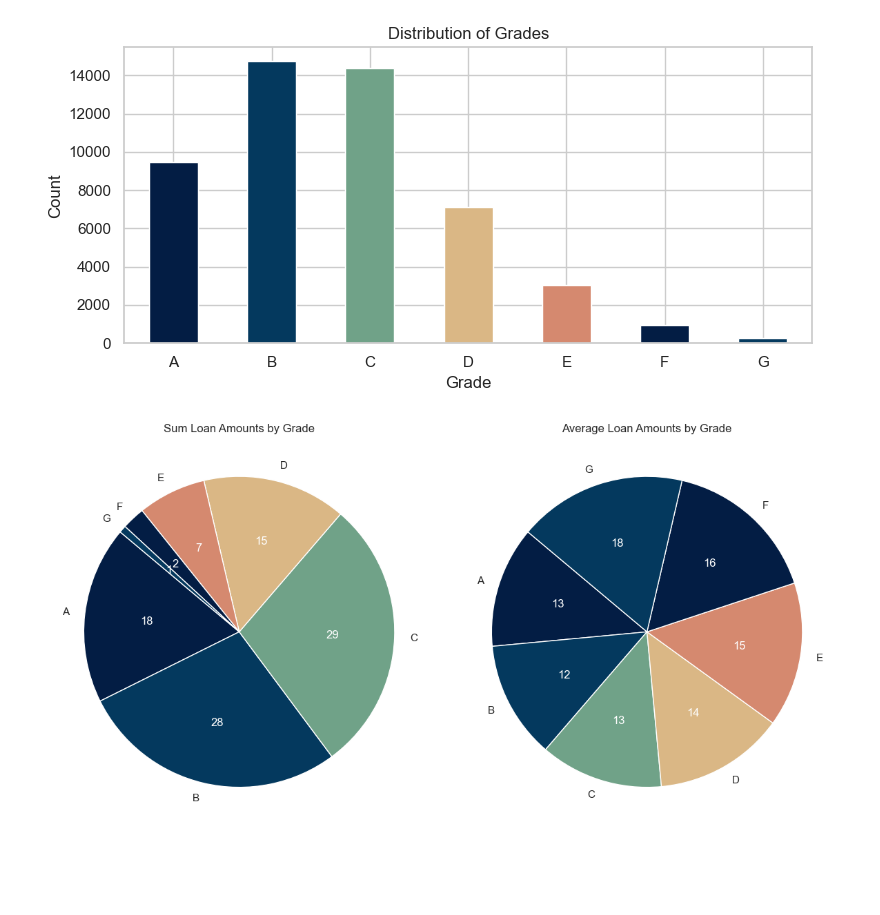
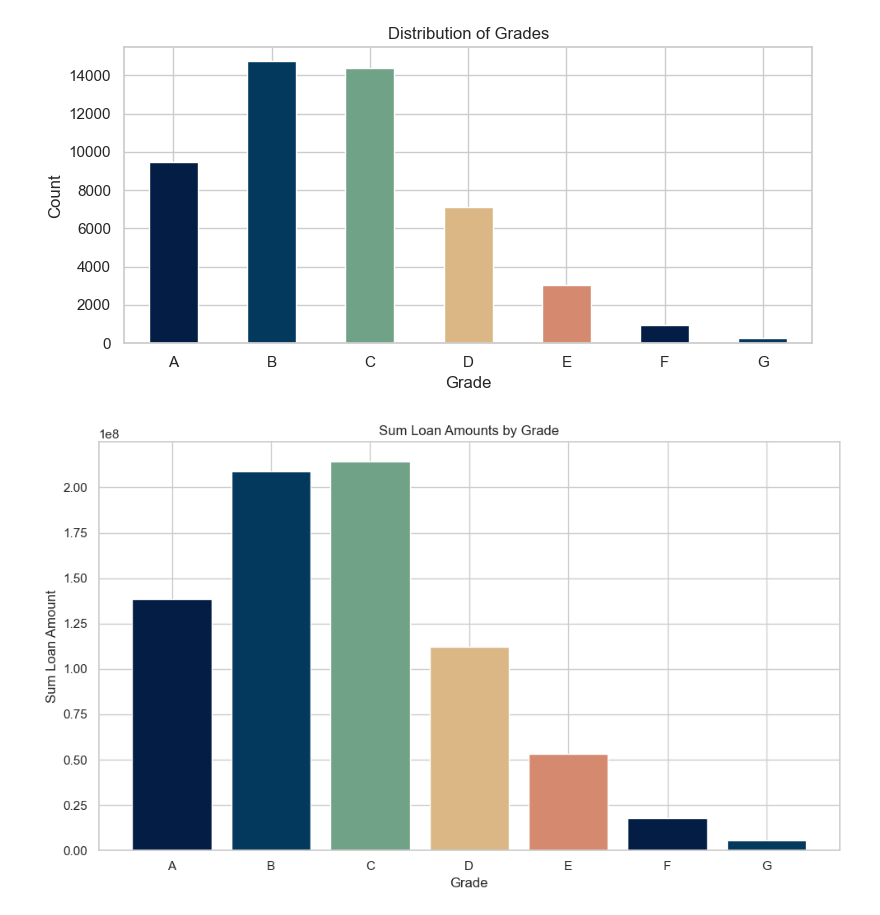
Before and after one commit to KiranJCodes/Risk_Analysis, a Jupyter notebook: EDA.ipynb, the cells around one changed output. Drawn from its saved outputs; the diff is of its cells as text; code cells hidden in the pictures; blank space fills up the shorter version.

```diff
--- a/EDA.ipynb
+++ b/EDA.ipynb
@@ -230,25 +231,19 @@ plt.show()
 # %% [output]
 [figure]
 # %%
+fig, ax = plt.subplots(figsize=(10, 6))
 
-fig, axs = plt.subplots(1, 2, figsize=(12, 6))
+# Plot sum loan amounts as bars
+ax.bar(grade_stats.index, grade_stats['sum'], color=colors)
+ax.bar(grade_stats.index, grade_stats['sum'], color=colors)
+# Add labels, title, and grid
+ax.set_xlabel('Grade')
+ax.set_ylabel('Sum Loan Amount')
+ax.set_title('Sum Loan Amounts by Grade')
+ax.grid(True)
 
-# Plot pie chart for sum loan amounts
-wedges, texts, autotexts = axs[0].pie(grade_stats['sum'], labels=grade_stats.index, autopct=lambda pct: f'{pct:.0f}', startangle=140, colors=colors)
-axs[0].set_title('Sum Loan Amounts by Grade')
-# Set label color to white
-for autotext in autotexts:
-    autotext.set_color('white')
-
-# Plot pie chart for average loan amounts
-wedges, texts, autotexts = axs[1].pie(grade_stats['mean'], labels=grade_stats.index, autopct=lambda pct: f'{pct:.0f}', startangle=140, colors=colors)
-axs[1].set_title('Average Loan Amounts by Grade')
-# Set label color to white
-for autotext in autotexts:
-    autotext.set_color('white')
-
-# Adjust layout
+# Show the plot
 plt.tight_layout()
 plt.show()
 # %% [output]
-[figure, old version]
+[figure, new version]
```
Also changed, not shown: parts of 2 cells of this notebook.
